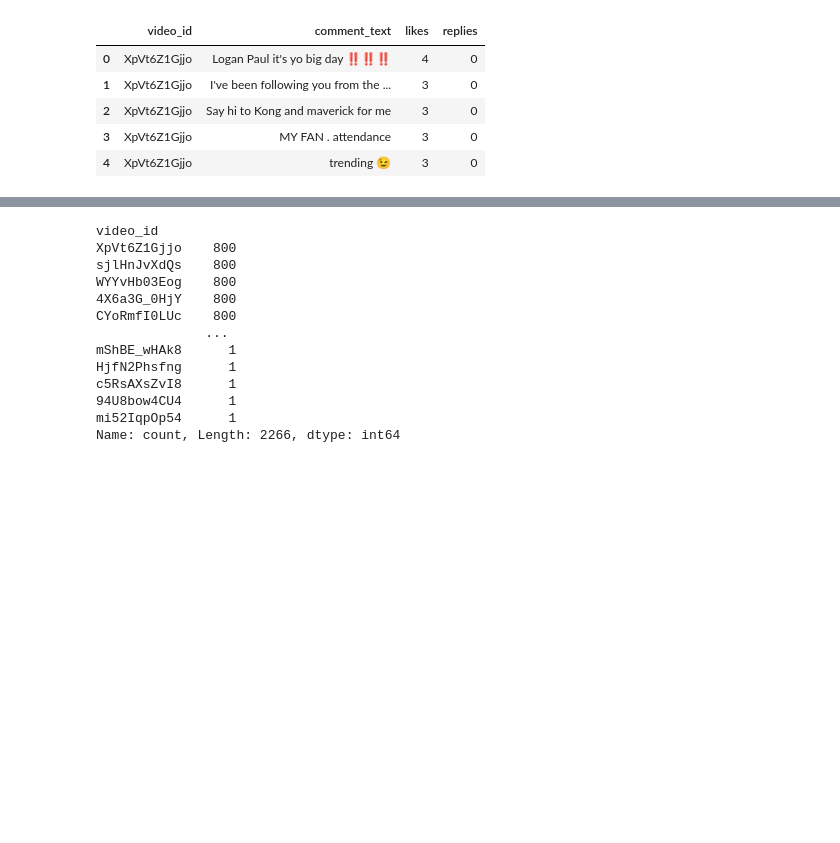
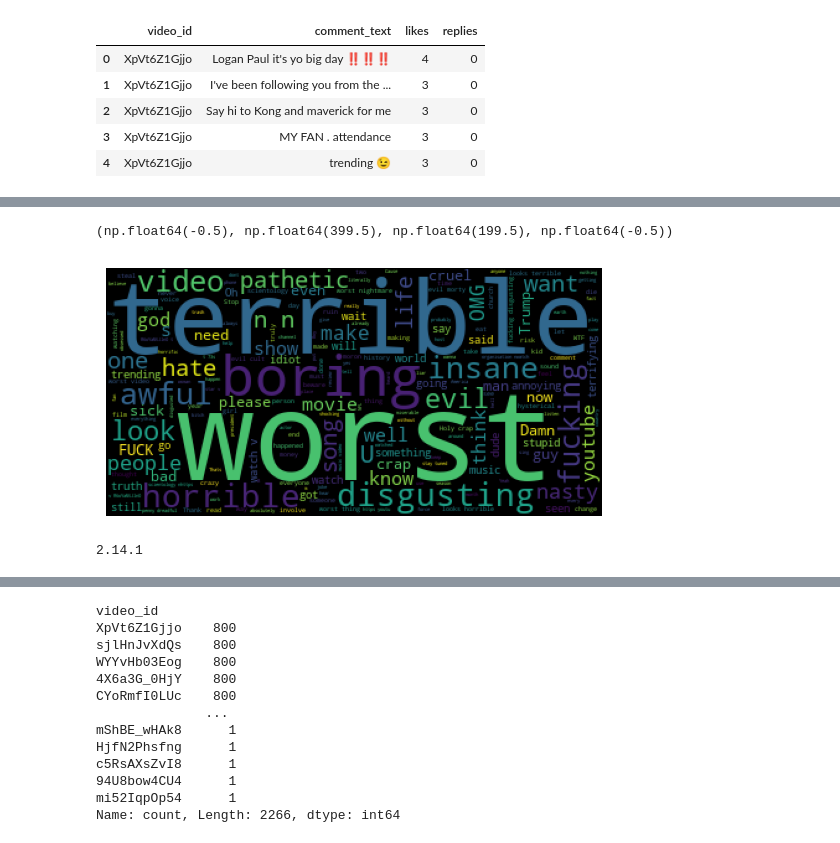
Before and after one commit to NetsmartzProject/ML_STATSTICS_HACKERRANK, a Jupyter notebook: DataAnalysis/YoutubeAnalysis.ipynb, the cells around one changed output, grey strips where cells are left out. Cells and saved outputs as stored; diff of their text form; code cells hidden in the pictures; blank space fills up the shorter version.

```diff
--- a/DataAnalysis/YoutubeAnalysis.ipynb
+++ b/DataAnalysis/YoutubeAnalysis.ipynb
@@ -14,0 +77,4 @@ df.head()
+# %%
+filter2=df["polarity"]==-1
+# %%
+comments_negative=df[filter2]
@@ -14,0 +143,15 @@ df.head()
+# %%
+total_comments_negative=" ".join(comments_negative["comment_text"])
+# %%
+negative_wordcloud=WordCloud(stopwords=set(STOPWORDS)).generate(total_comments_negative)
+# %%
+plt.imshow(negative_wordcloud)
+plt.axis("off")
+# %% [output]
+(np.float64(-0.5), np.float64(399.5), np.float64(199.5), np.float64(-0.5))
+[figure, added]
+# %%
+import emoji
+print(emoji.__version__)
+# %% [output]
+2.14.1
```
Also changed, not shown: parts of 52 cells of this notebook, 1 other file.
